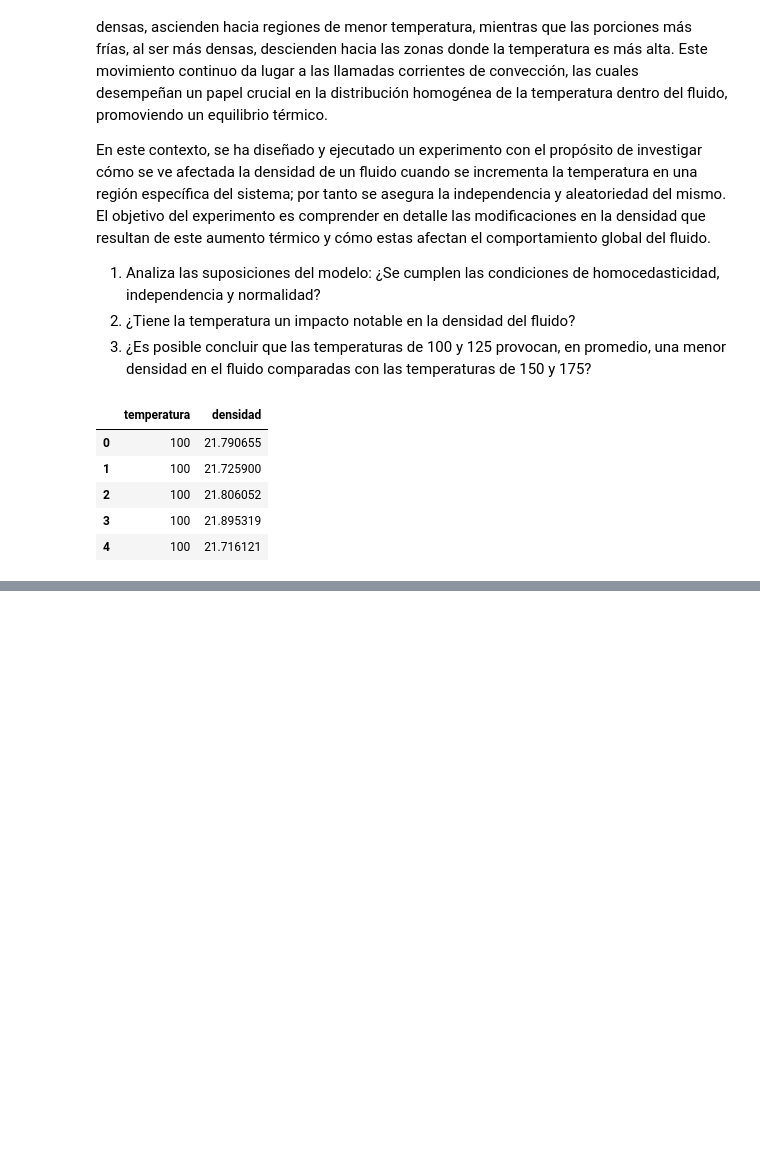
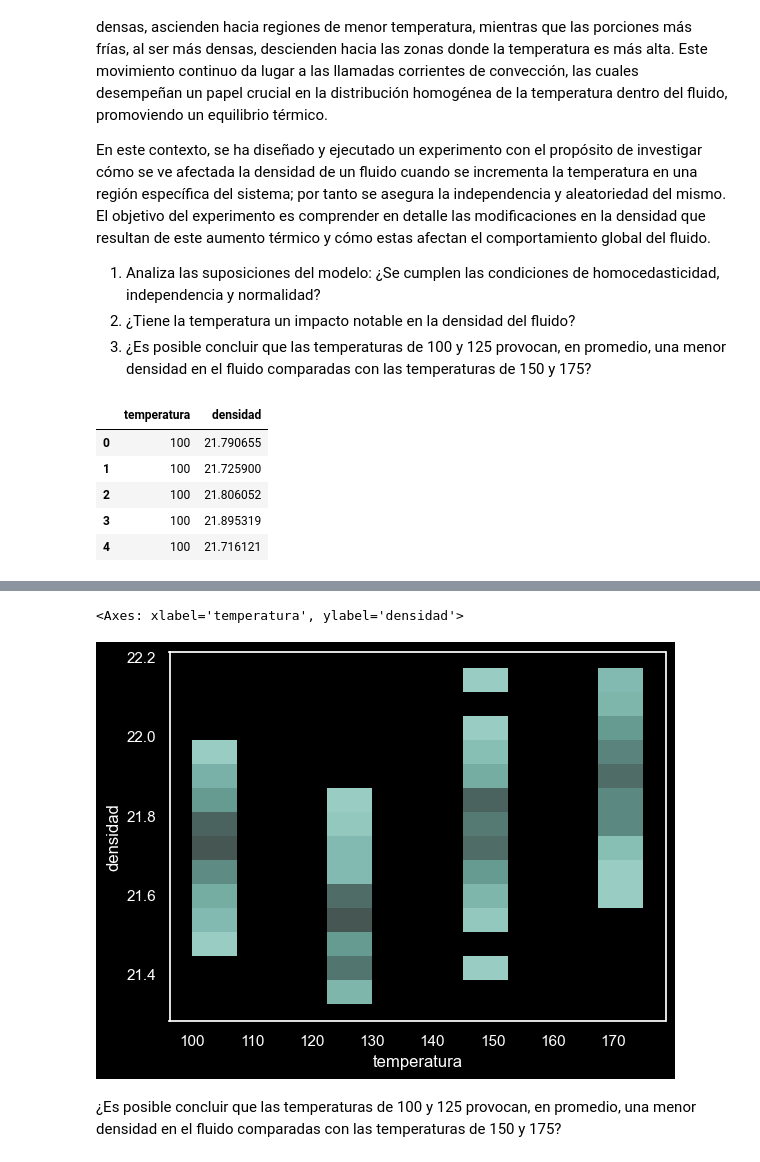
Before and after one commit to adrims10/laboratorio-modulo6-leccion03-1-ab-testing-parametrico, a Jupyter notebook: laboratorio-modulo6-leccion03-1-ab-testing-parametrico.ipynb, the cells around one changed output, grey strips where cells are left out. Cells and saved outputs as stored; diff of their text form; code cells hidden in the pictures; blank space fills up the shorter version.

```diff
--- a/laboratorio-modulo6-leccion03-1-ab-testing-parametrico.ipynb
+++ b/laboratorio-modulo6-leccion03-1-ab-testing-parametrico.ipynb
@@ -208,0 +310,7 @@ df.head()
+# %%
+sns.histplot(data=df, x='temperatura', y='densidad')
+# %% [output]
+<Axes: xlabel='temperatura', ylabel='densidad'>
+[figure, added]
+# %% [markdown]
+¿Es posible concluir que las temperaturas de 100 y 125 provocan, en promedio, una menor densidad en el fluido comparadas con las temperaturas de 150 y 175?
```
Also changed, not shown: parts of 11 cells of this notebook.
